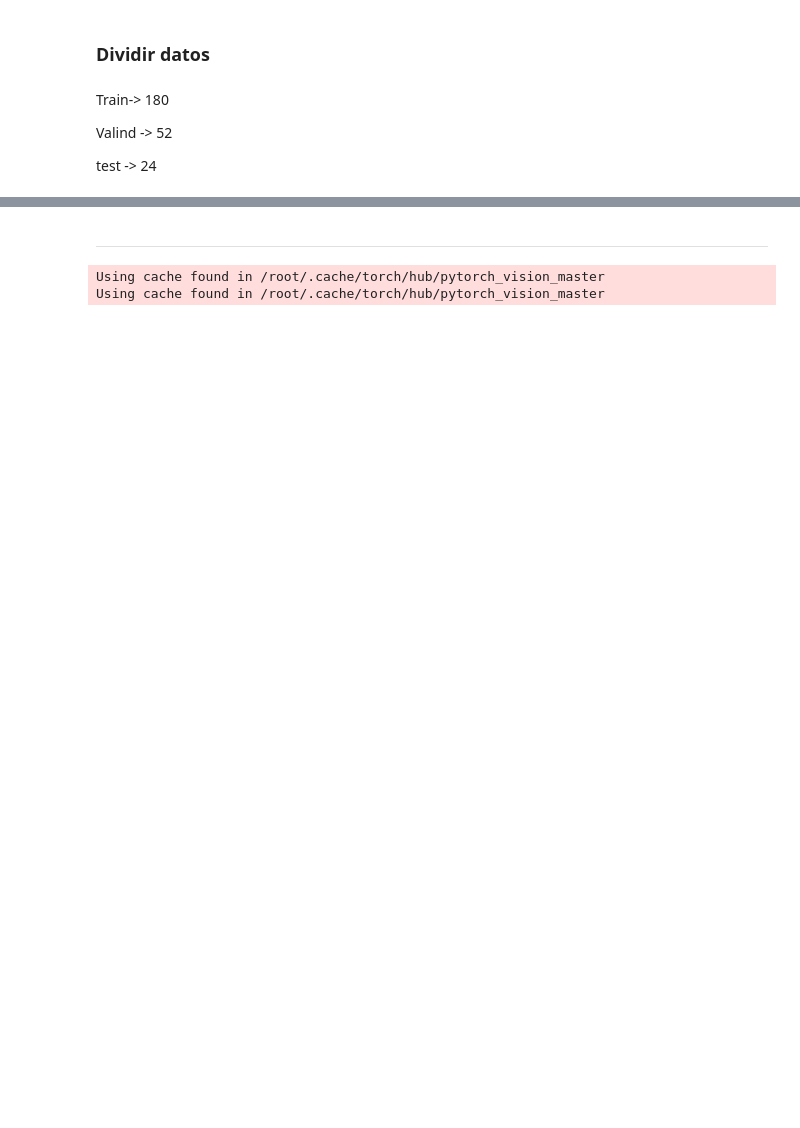
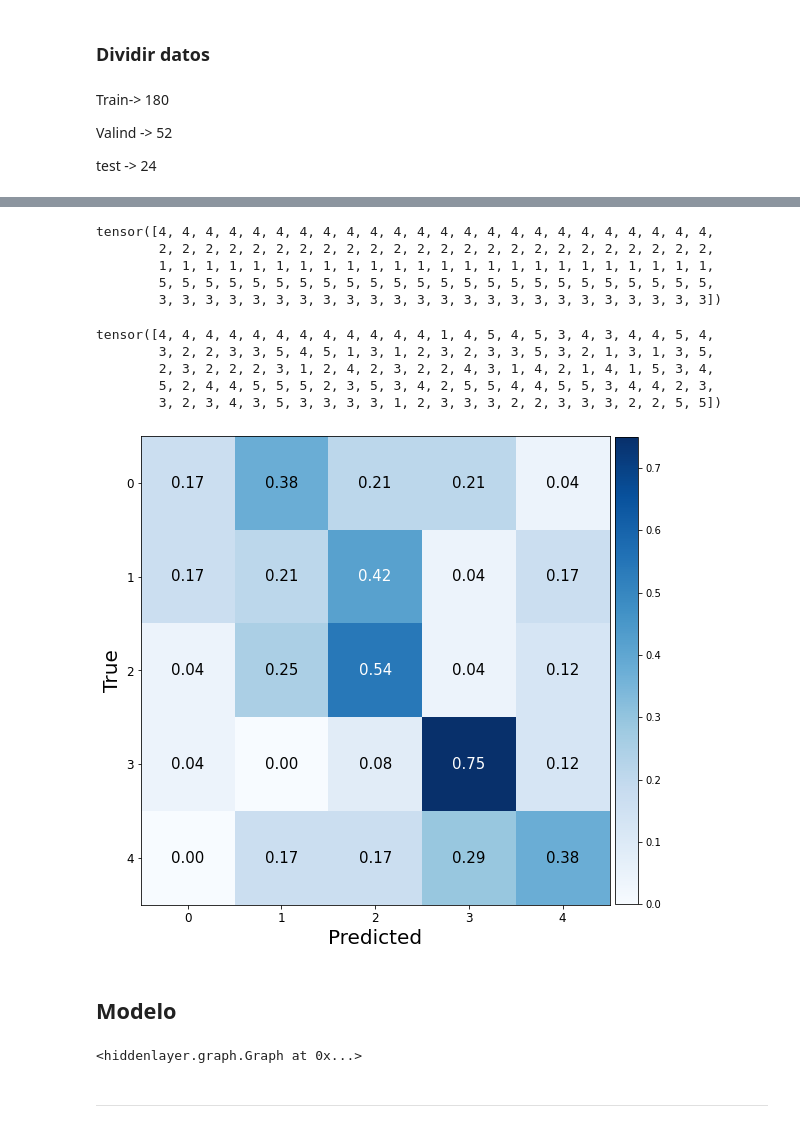
Before and after one commit to juan-p-b/Reto_WhaleAndJaguar, a Jupyter notebook: Reto_WhaleAndJaguar.ipynb, the cells around one changed output, grey strips where cells are left out. Cells and saved outputs as stored; diff of their text form; code cells hidden in the pictures; blank space fills up the shorter version.

```diff
--- a/Reto_WhaleAndJaguar.ipynb
+++ b/Reto_WhaleAndJaguar.ipynb
@@ -260,10 +455,57 @@ Name: which_of_these_sentiment_scores_does_the_above_image_fit_into_best, dtype:
+# %%
+
+from sklearn.metrics import confusion_matrix
+
+def CM(Y_true, Y_pred, classes, lclasses=None):
+  fig = plt.figure(figsize=(10, 10))
+  cm = confusion_matrix(Y_true, Y_pred)
+  if lclasses == None:
+    lclasses = np.arange(0,classes)
+  cm = cm.astype('float') / cm.sum(axis=1)[:, np.newaxis]
+  cmap=plt.cm.Blues
+  ax = fig.add_subplot(1,1,1)
+  im = ax.imshow(cm, interpolation='nearest', cmap=cmap)
+  ax.figure.colorbar(im, ax=ax, pad=0.01, shrink=0.86)
+  ax.set(xticks=np.arange(cm.shape[1]), yticks=np.arange(cm.shape[0]),xticklabels=lclasses, yticklabels=lclasses)
+  ax.set_xlabel("Predicted",size=20)
+  ax.set_ylabel("True",size=20)
+  ax.set_ylim(classes-0.5, -0.5)
+
+  plt.setp(ax.get_xticklabels(), size=12)
+  plt.setp(ax.get_yticklabels(), size=12)
+
+  fmt = '.2f'
+  thresh = cm.max()/2.
+  for i in range(cm.shape[0]):
+      for j in range(cm.shape[1]):
+          ax.text(j, i, format(cm[i, j], fmt),ha="center", va="center",size=15 , color="white" if cm[i, j] > thresh else "black")
+
+  plt.show()
+# %%
+Y_test
+# %% [output]
+tensor([4, 4, 4, 4, 4, 4, 4, 4, 4, 4, 4, 4, 4, 4, 4, 4, 4, 4, 4, 4, 4, 4, 4, 4,
+        2, 2, 2, 2, 2, 2, 2, 2, 2, 2, 2, 2, 2, 2, 2, 2, 2, 2, 2, 2, 2, 2, 2, 2,
+        1, 1, 1, 1, 1, 1, 1, 1, 1, 1, 1, 1, 1, 1, 1, 1, 1, 1, 1, 1, 1, 1, 1, 1,
+        5, 5, 5, 5, 5, 5, 5, 5, 5, 5, 5, 5, 5, 5, 5, 5, 5, 5, 5, 5, 5, 5, 5, 5,
+        3, 3, 3, 3, 3, 3, 3, 3, 3, 3, 3, 3, 3, 3, 3, 3, 3, 3, 3, 3, 3, 3, 3, 3])
+# %%
+Y_pred
+# %% [output]
+tensor([4, 4, 4, 4, 4, 4, 4, 4, 4, 4, 4, 4, 1, 4, 5, 4, 5, 3, 4, 3, 4, 4, 5, 4,
+        3, 2, 2, 3, 3, 5, 4, 5, 1, 3, 1, 2, 3, 2, 3, 3, 5, 3, 2, 1, 3, 1, 3, 5,
+        2, 3, 2, 2, 2, 3, 1, 2, 4, 2, 3, 2, 2, 4, 3, 1, 4, 2, 1, 4, 1, 5, 3, 4,
+        5, 2, 4, 4, 5, 5, 5, 2, 3, 5, 3, 4, 2, 5, 5, 4, 4, 5, 5, 3, 4, 4, 2, 3,
+        3, 2, 3, 4, 3, 5, 3, 3, 3, 3, 1, 2, 3, 3, 3, 2, 2, 3, 3, 3, 2, 2, 5, 5])
+# %%
+CM(Y_test, Y_pred, 5)
+# %% [output]
+[figure, added]
+# %% [markdown]
+## Modelo
+# %%
+hl.build_graph(model_resnet18, torch.zeros([64,3,264,264]))
+# %% [output]
+<hiddenlayer.graph.Graph at 0x...>
 # %% [markdown]
 ***
-# %%
-import torch
-
-model18 = torch.hub.load('pytorch/vision', 'resnet18', pretrained=True)
-model50 = torch.hub.load('pytorch/vision', 'resnet50', pretrained=True)
-# %% [output]
-Using cache found in /root/.cache/torch/hub/pytorch_vision_master
-Using cache found in /root/.cache/torch/hub/pytorch_vision_master
```
Also changed, not shown: parts of 33 cells of this notebook, 2 other files.
